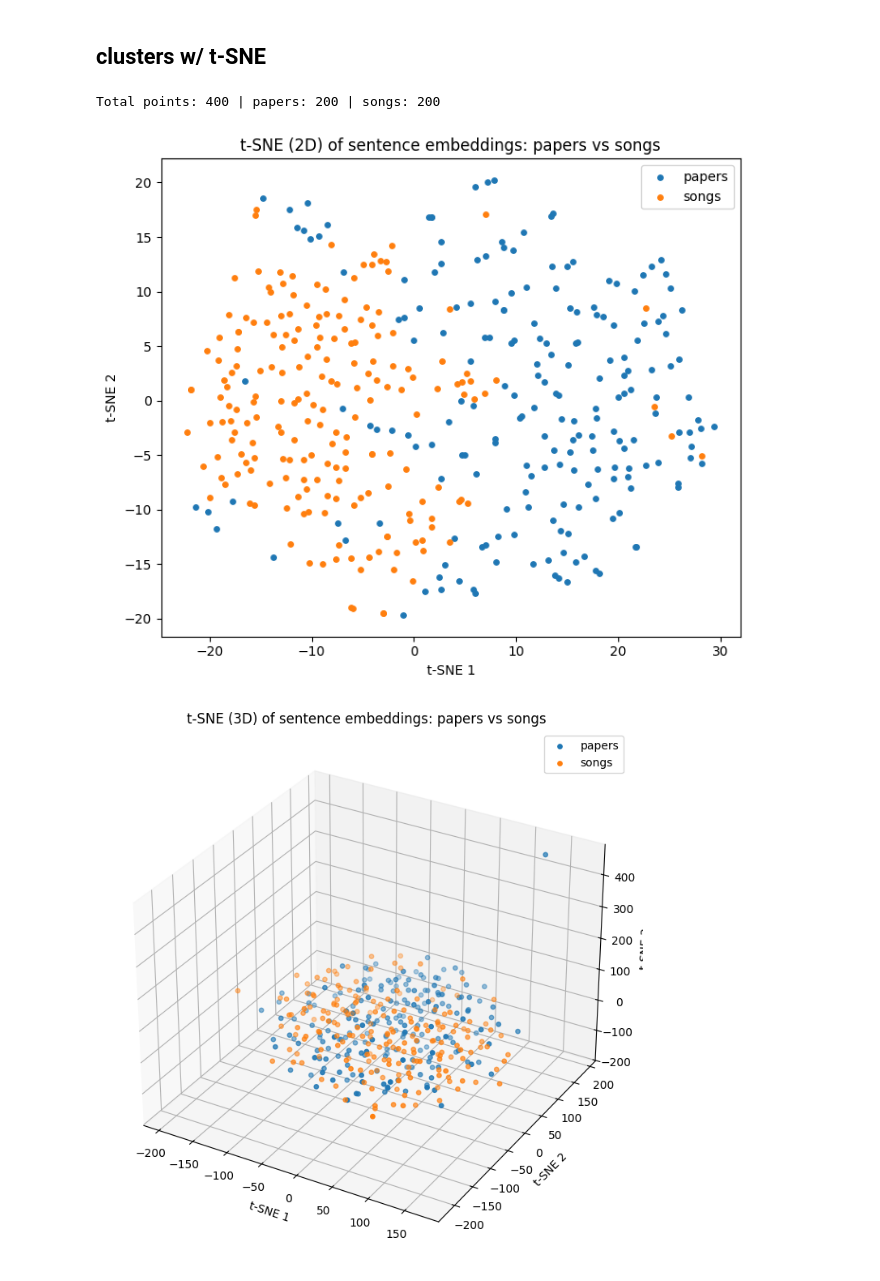
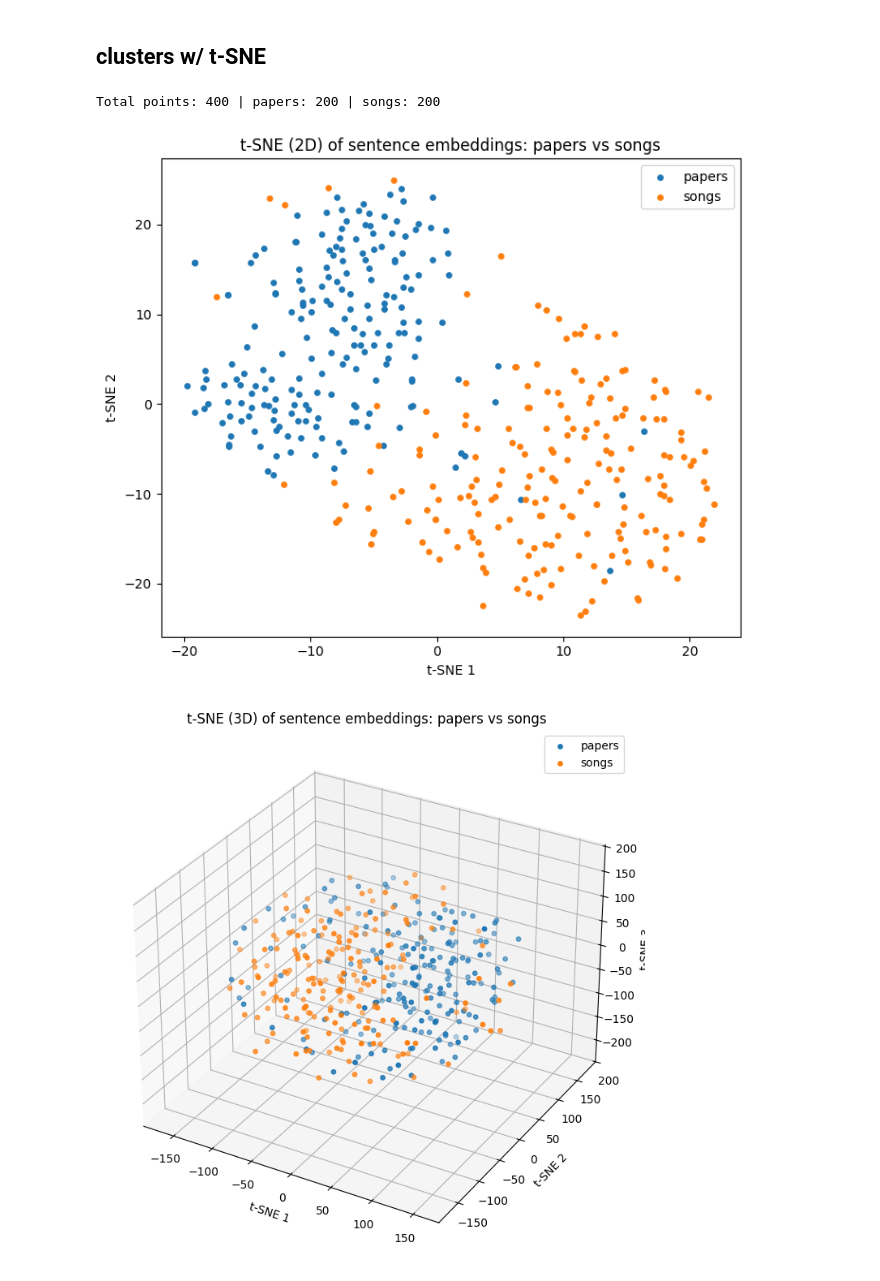
Before and after one commit to AlenaResiko/UML, a Jupyter notebook: notebooks/eval/UML_eval.ipynb, the cells around one changed output. Saved outputs shown, nothing was run; the diff lists cells and outputs as text; code cells hidden in the pictures.

```diff
--- a/notebooks/eval/UML_eval.ipynb
+++ b/notebooks/eval/UML_eval.ipynb
@@ -170,7 +170,7 @@ from transformers import AutoTokenizer
 
 device = torch.device("cuda" if torch.cuda.is_available() else "cpu")
 
-load_dir = "/content/drive/MyDrive/weights-UML-train/bert_proj16_papers_batch32_3ep_3ep"  # CHANGE
+load_dir = "/content/drive/MyDrive/weights-UML-train/bert_proj767_songs_batch32_3ep_3ep"  # CHANGE
 
 # 1) load config
 with open(os.path.join(load_dir, "model_config.json"), "r") as f:
@@ -930,37 +936,48 @@ plt.ylabel("t-SNE 2")
 plt.title("t-SNE (2D) of sentence embeddings: papers vs songs")
 plt.legend()
 plt.tight_layout()
+plt.savefig(
+    "/content/drive/MyDrive/weights-UML-train/baseline_tsne_highres/songs_proj767_2d.png",
+    dpi=400,            # high resolution
+    bbox_inches="tight" # trim extra whitespace
+)
+
 plt.show()
 
 # ========= 3D PLOT =========
 from mpl_toolkits.mplot3d import Axes3D  # needed for 3D projection
 
 fig = plt.figure(figsize=(8, 7))
 ax = fig.add_subplot(111, projection="3d")
 
 ax.scatter(
     emb_3d[papers_idx, 0],
     emb_3d[papers_idx, 1],
     emb_3d[papers_idx, 2],
     s=15,
     label="papers",
 )
 ax.scatter(
     emb_3d[songs_idx, 0],
     emb_3d[songs_idx, 1],
     emb_3d[songs_idx, 2],
     s=15,
     label="songs",
 )
 
 ax.set_xlabel("t-SNE 1")
 ax.set_ylabel("t-SNE 2")
 ax.set_zlabel("t-SNE 3")
 ax.set_title("t-SNE (3D) of sentence embeddings: papers vs songs")
 ax.legend()
 plt.tight_layout()
+plt.savefig(
+    "/content/drive/MyDrive/weights-UML-train/baseline_tsne_highres/songs_proj767_3d.png",
+    dpi=400,            # high resolution
+    bbox_inches="tight" # trim extra whitespace
+)
 plt.show()
 # %% [output]
 Total points: 400 | papers: 200 | songs: 200
-[figure, old version]
+[figure, new version]
-[figure, old version]
+[figure, new version]
```
Also changed, not shown: parts of 16 cells of this notebook.
